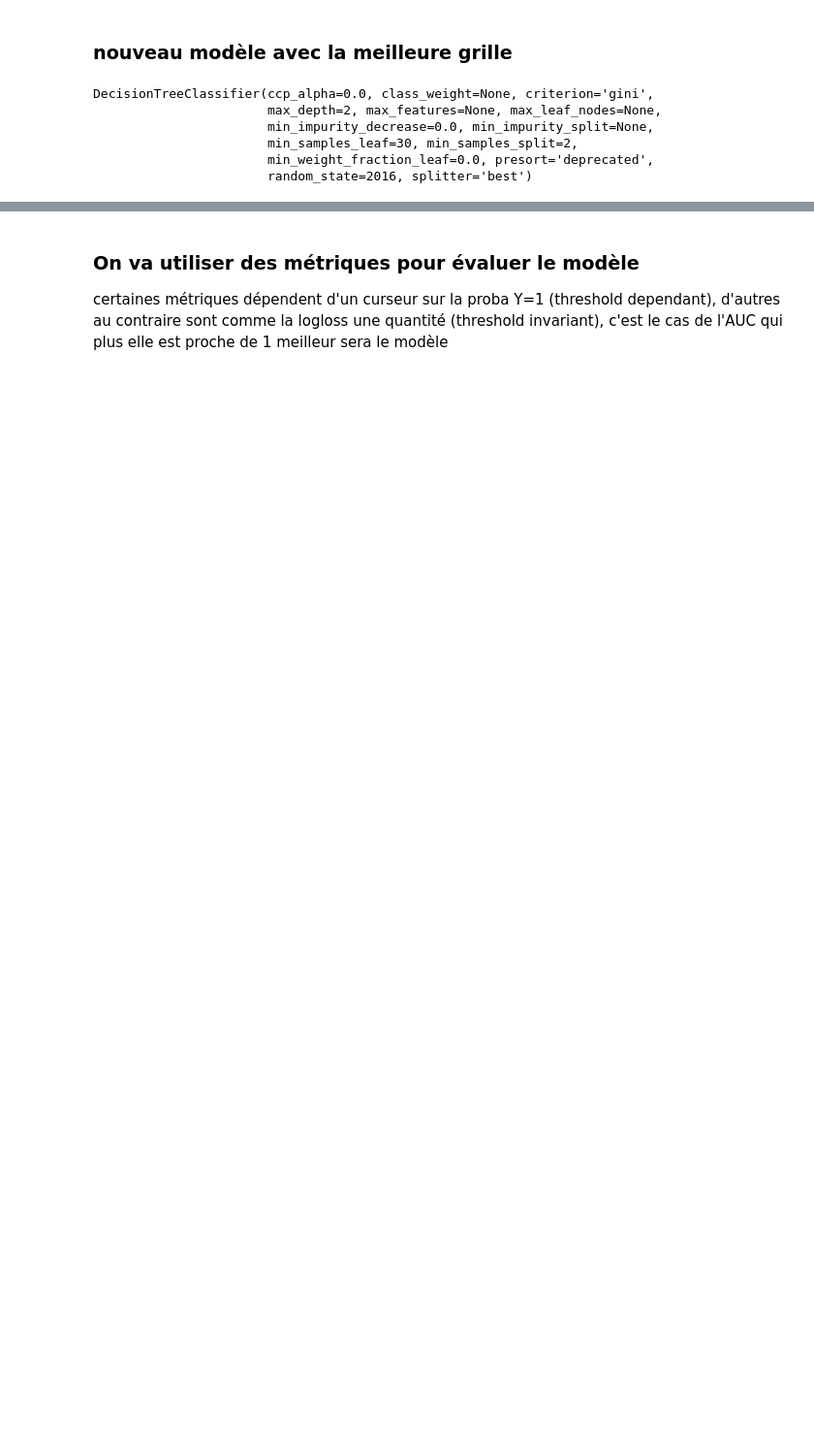
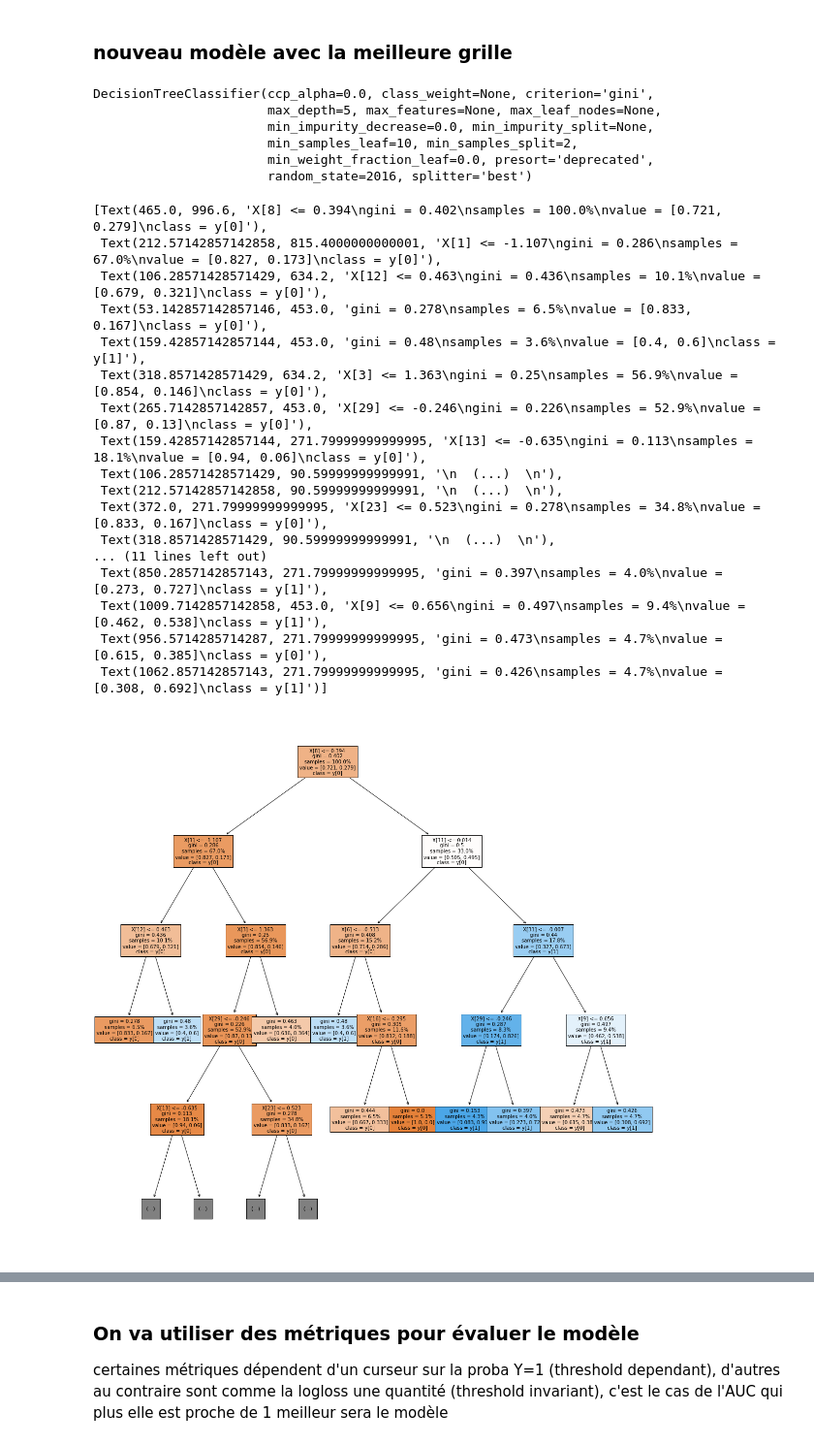
Before and after one commit to wil0u/python-formation-3, a Jupyter notebook: notebooks/Tuto_CoursMLPython_ClassificationAlcool.ipynb, the cells around one changed output, grey strips where cells are left out. Shown at 97% size. Saved outputs shown, nothing was run; the diff lists cells and outputs as text; code cells hidden in the pictures; blank space fills up the shorter version.

```diff
--- a/notebooks/Tuto_CoursMLPython_ClassificationAlcool.ipynb
+++ b/notebooks/Tuto_CoursMLPython_ClassificationAlcool.ipynb
@@ -271,13 +285,35 @@ modelCV.best_params_
 # %% [markdown]
 ### nouveau modèle avec la meilleure grille
 # %%
-# On relance le modèle
-modele_arbre2 = DecisionTreeClassifier(random_state = 2016, max_depth = 2, min_samples_leaf = 30)
+# On relance le modèle , on laisse des parametres tres profonds pour créer bcp de feuilles
+modele_arbre2 = DecisionTreeClassifier(random_state = 2016, max_depth = 5, min_samples_leaf = 10)
 modele_arbre2.fit(X_train, y_train)
 # %% [output]
 DecisionTreeClassifier(ccp_alpha=0.0, class_weight=None, criterion='gini',
-                       max_depth=2, max_features=None, max_leaf_nodes=None,
+                       max_depth=5, max_features=None, max_leaf_nodes=None,
                        min_impurity_decrease=0.0, min_impurity_split=None,
-                       min_samples_leaf=30, min_samples_split=2,
+                       min_samples_leaf=10, min_samples_split=2,
                        min_weight_fraction_leaf=0.0, presort='deprecated',
                        random_state=2016, splitter='best')
+# %%
+fig, ax = plt.subplots(figsize=(20, 20))
+tree.plot_tree(modele_arbre2,class_names=True, max_depth=4,proportion=True, fontsize=10,filled=True)
+# %% [output]
+[Text(465.0, 996.6, 'X[8] <= 0.394\ngini = 0.402\nsamples = 100.0%\nvalue = [0.721, 0.279]\nclass = y[0]'),
+ Text(212.57142857142858, 815.4000000000001, 'X[1] <= -1.107\ngini = 0.286\nsamples = 67.0%\nvalue = [0.827, 0.173]\nclass = y[0]'),
+ Text(106.28571428571429, 634.2, 'X[12] <= 0.463\ngini = 0.436\nsamples = 10.1%\nvalue = [0.679, 0.321]\nclass = y[0]'),
+ Text(53.142857142857146, 453.0, 'gini = 0.278\nsamples = 6.5%\nvalue = [0.833, 0.167]\nclass = y[0]'),
+ Text(159.42857142857144, 453.0, 'gini = 0.48\nsamples = 3.6%\nvalue = [0.4, 0.6]\nclass = y[1]'),
+ Text(318.8571428571429, 634.2, 'X[3] <= 1.363\ngini = 0.25\nsamples = 56.9%\nvalue = [0.854, 0.146]\nclass = y[0]'),
+ Text(265.7142857142857, 453.0, 'X[29] <= -0.246\ngini = 0.226\nsamples = 52.9%\nvalue = [0.87, 0.13]\nclass = y[0]'),
+ Text(159.42857142857144, 271.79999999999995, 'X[13] <= -0.635\ngini = 0.113\nsamples = 18.1%\nvalue = [0.94, 0.06]\nclass = y[0]'),
+ Text(106.28571428571429, 90.59999999999991, '\n  (...)  \n'),
+ Text(212.57142857142858, 90.59999999999991, '\n  (...)  \n'),
+ Text(372.0, 271.79999999999995, 'X[23] <= 0.523\ngini = 0.278\nsamples = 34.8%\nvalue = [0.833, 0.167]\nclass = y[0]'),
+ Text(318.8571428571429, 90.59999999999991, '\n  (...)  \n'),
+... (11 lines left out)
+ Text(850.2857142857143, 271.79999999999995, 'gini = 0.397\nsamples = 4.0%\nvalue = [0.273, 0.727]\nclass = y[1]'),
+ Text(1009.7142857142858, 453.0, 'X[9] <= 0.656\ngini = 0.497\nsamples = 9.4%\nvalue = [0.462, 0.538]\nclass = y[1]'),
+ Text(956.5714285714287, 271.79999999999995, 'gini = 0.473\nsamples = 4.7%\nvalue = [0.615, 0.385]\nclass = y[0]'),
+ Text(1062.857142857143, 271.79999999999995, 'gini = 0.426\nsamples = 4.7%\nvalue = [0.308, 0.692]\nclass = y[1]')]
+[figure, added]
```
Also changed, not shown: parts of 29 cells of this notebook.
